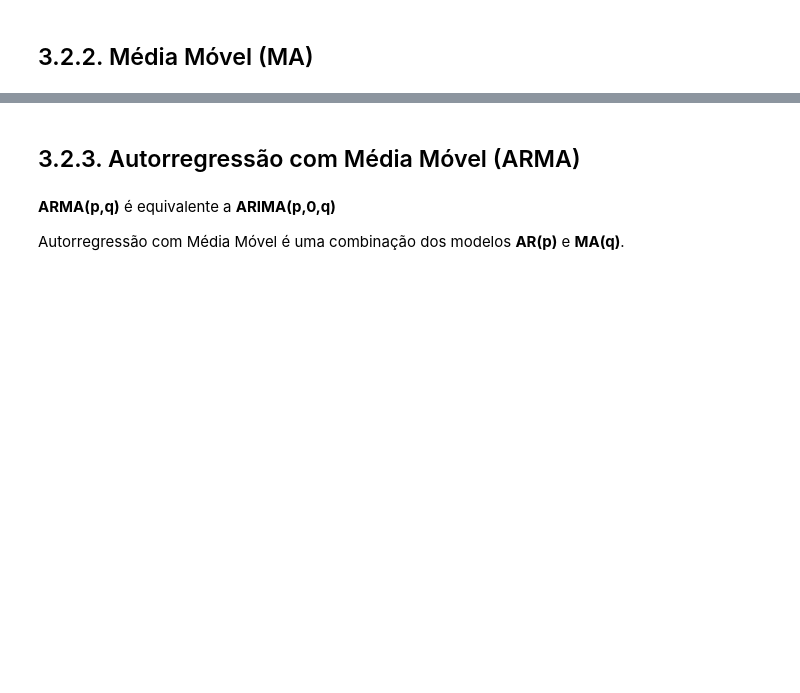
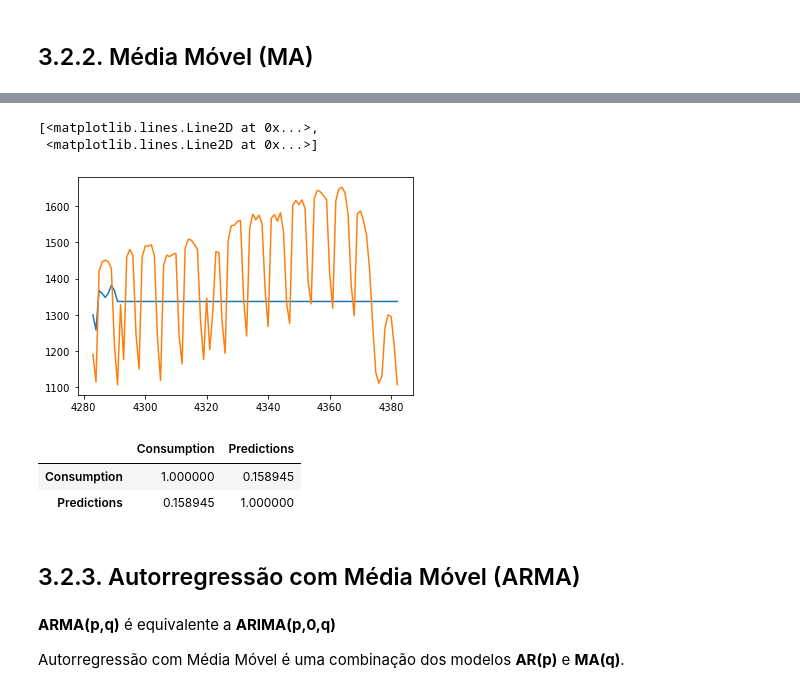
Before and after one commit to TerezaBoada/Estatistica, a Jupyter notebook: 3.2. Modelos Estatísticos para Séries Temporais.ipynb, the cells around one changed output, grey strips where cells are left out. Saved outputs shown, nothing was run; the diff lists cells and outputs as text; code cells hidden in the pictures; blank space fills up the shorter version.

```diff
--- a/3.2. Modelos Estatísticos para Séries Temporais.ipynb
+++ b/3.2. Modelos Estatísticos para Séries Temporais.ipynb
@@ -116,0 +154,6 @@ pyplot.plot(test_data, color='red')
+# %%
+model = ARIMA(train_data['Consumption'], order=(0,0, 8))
+model_fit = model.fit()
+# %%
+predictions = model_fit.predict(start=len(train_data), end=len(train_data) + len(test_data)-1)
+predictions.head(5)
@@ -116,0 +167,4 @@ pyplot.plot(test_data, color='red')
+# %%
+df_predictions = pd.DataFrame({'Predictions': predictions})
+# %%
+results = pd.merge(df, df_predictions, left_index=True, right_index=True)
@@ -117,3 +180,15 @@ pyplot.plot(test_data, color='red')
+# %%
+plt.plot(results[['Predictions','Consumption']])
+# %% [output]
+[<matplotlib.lines.Line2D at 0x...>,
+ <matplotlib.lines.Line2D at 0x...>]
+[figure, added]
+# %%
+results.corr()
+# %% [output]
+|  | Consumption | Predictions |
+| Consumption | 1.000000 | 0.158945 |
+| Predictions | 0.158945 | 1.000000 |
 # %% [markdown]
 ## 3.2.3. Autorregressão com Média Móvel (ARMA)
 # %% [markdown]
```
Also changed, not shown: parts of 18 cells of this notebook.
